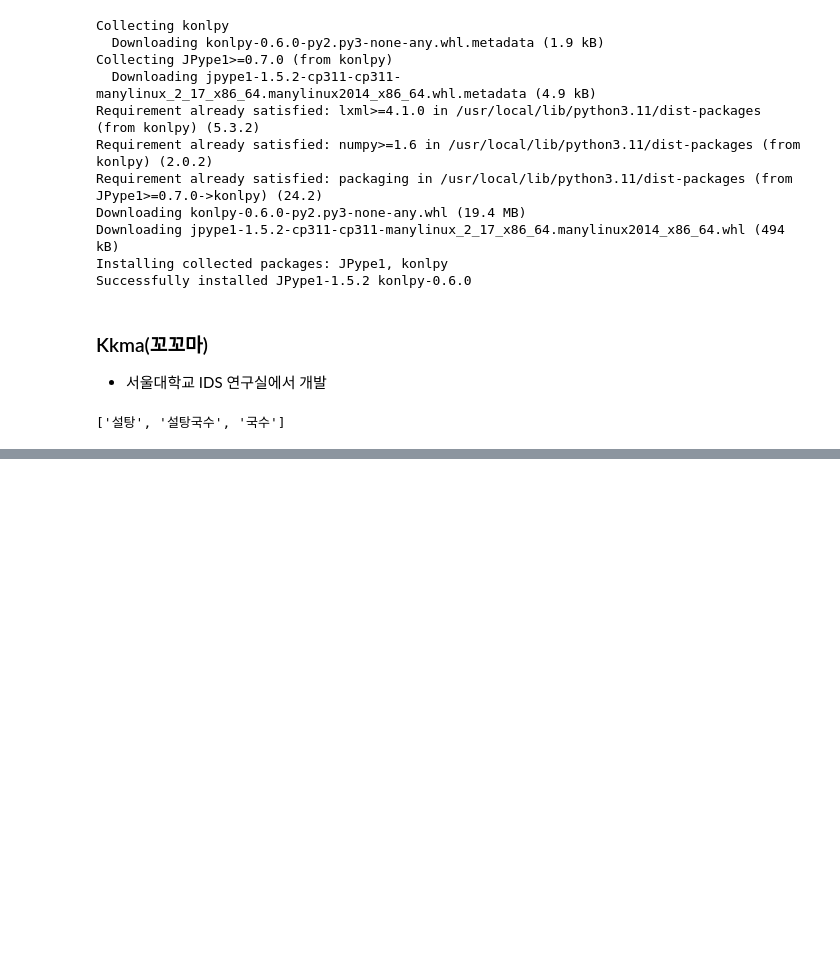
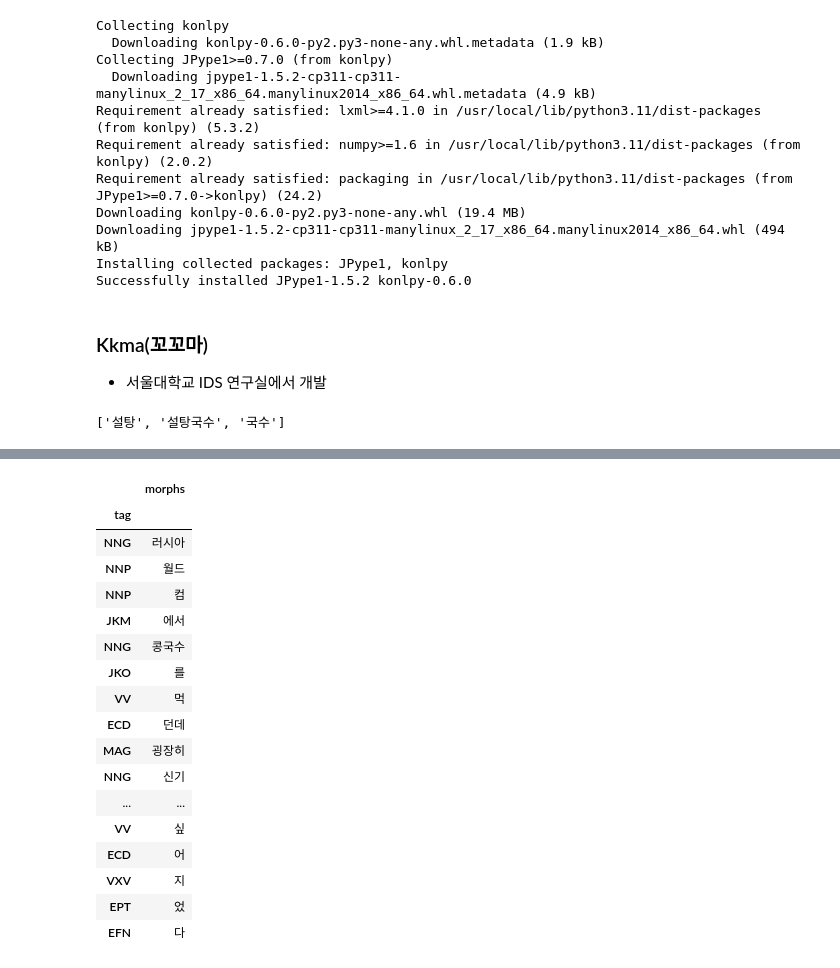
Before and after one commit to copy-del/my-repo, a Jupyter notebook: text mining/텍스트_마이닝_1회.ipynb, the cells around one changed output, grey strips where cells are left out. Saved outputs shown, nothing was run; the diff lists cells and outputs as text; code cells hidden in the pictures; blank space fills up the shorter version.

```diff
--- a/text mining/텍스트_마이닝_1회.ipynb
+++ b/text mining/텍스트_마이닝_1회.ipynb
@@ -316,0 +446,23 @@ kkma.nouns(sugar)
+# %%
+# 인덱스를 tag로 지정해보자.
+df.set_index('tag', inplace=True)
+df
+# %% [output]
+|  | morphs |
+| tag |  |
+| NNG | 러시아 |
+| NNP | 월드 |
+| NNP | 컴 |
+| JKM | 에서 |
+| NNG | 콩국수 |
+| JKO | 를 |
+| VV | 먹 |
+| ECD | 던데 |
+| MAG | 굉장히 |
+| NNG | 신기 |
+| ... | ... |
+| VV | 싶 |
+| ECD | 어 |
+| VXV | 지 |
+| EPT | 었 |
+| EFN | 다 |
```
Also changed, not shown: parts of 23 cells of this notebook.
